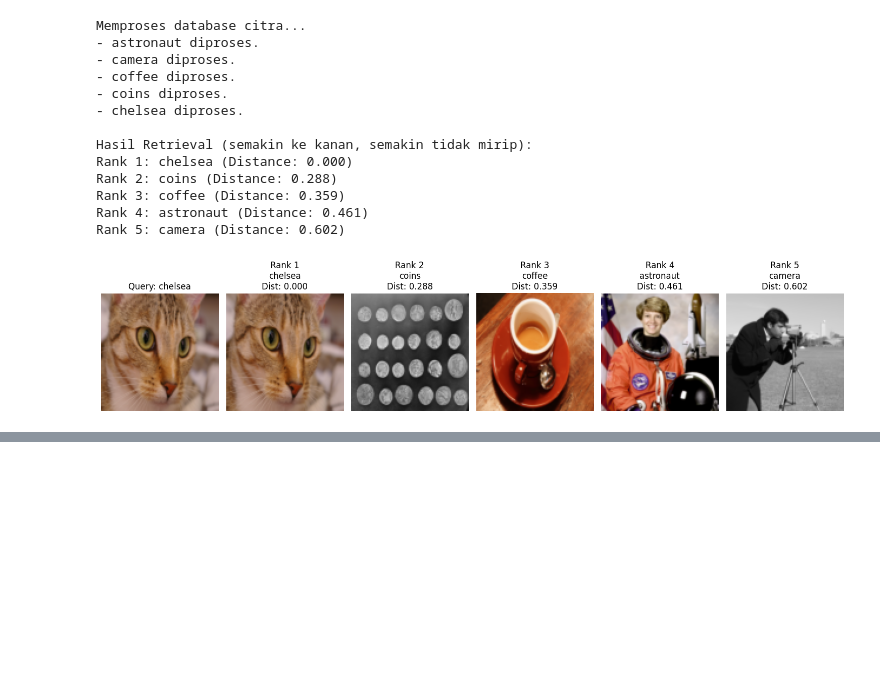
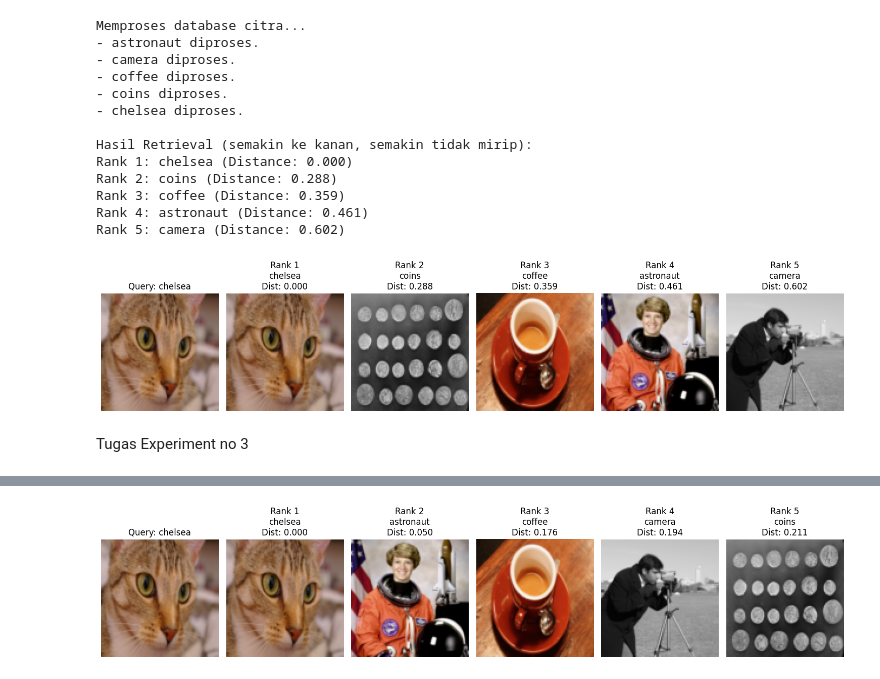
Before and after one commit to maulannafr/PengukuraanKemiripanCitra, a Jupyter notebook: Mengukur_Kemiripan_Citra_dan_Penerapannya_Dalam_Pengenalan_Pola.ipynb, the cells around one changed output, grey strips where cells are left out. Saved outputs shown, nothing was run; the diff lists cells and outputs as text; code cells hidden in the pictures; blank space fills up the shorter version.

```diff
--- a/Mengukur_Kemiripan_Citra_dan_Penerapannya_Dalam_Pengenalan_Pola.ipynb
+++ b/Mengukur_Kemiripan_Citra_dan_Penerapannya_Dalam_Pengenalan_Pola.ipynb
@@ -345,3 +468,75 @@ Rank 3: coffee (Distance: 0.359)
 Rank 4: astronaut (Distance: 0.461)
 Rank 5: camera (Distance: 0.602)
 [figure]
+# %% [markdown]
+Tugas Experiment no 3
+# %%
+import numpy as np
+import matplotlib.pyplot as plt
+from skimage import data, color, transform
+from skimage.util import img_as_float
+from scipy.spatial import distance
+
+# Fungsi untuk menghitung rata-rata R, G, B sebagai fitur
+def calculate_rgb_mean(image):
+    if image.dtype != float:
+        image = img_as_float(image)
+    mean_r = np.mean(image[:, :, 0])
+    mean_g = np.mean(image[:, :, 1])
+    mean_b = np.mean(image[:, :, 2])
+    return np.array([mean_r, mean_g, mean_b])
+
+# 1. Siapkan 'database' citra kecil dan citra query
+image_db_names = ["astronaut", "camera", "coffee", "coins", "chelsea"]
+database_images = []
+database_features = []
+
+print("Memproses database citra...")
+for name in image_db_names:
+    try:
+        img = getattr(data, name)()
+        if img.ndim == 2:
+            img = color.gray2rgb(img)
+        img_resized = transform.resize(img, (100, 100), anti_aliasing=True)
+        database_images.append(img_resized)
+        database_features.append(calculate_rgb_mean(img_resized))
+        print(f"- {name} diproses.")
+    except Exception as e:
+        print(f"Error memproses {name}: {e}")
+
+# Pilih satu citra sebagai query
+query_image_name = "chelsea"
+query_index = image_db_names.index(query_image_name)
+query_image = database_images[query_index]
+query_feature = database_features[query_index]
+
+# 2. Hitung jarak Euclidean antara query dan semua citra
+distances = []
+for i, feat in enumerate(database_features):
+    dist = distance.euclidean(query_feature, feat)
+    distances.append(dist)
+
+# 3. Urutkan citra berdasarkan jarak (dari terkecil ke terbesar)
+sorted_indices = np.argsort(distances)
+
+# 4. Tampilkan hasil
+num_results_to_show = len(database_images)
+fig, axes = plt.subplots(1, num_results_to_show + 1, figsize=(15, 3))
+
+# Tampilkan query
+axes[0].imshow(query_image)
+axes[0].set_title(f"Query: {query_image_name}")
+axes[0].axis('off')
+
+# Tampilkan hasil terurut
+print("\nHasil Retrieval (Mean RGB + Euclidean):")
+for i, idx in enumerate(sorted_indices):
+    img_rank = i + 1
+    ax = axes[img_rank]
+    ax.imshow(database_images[idx])
+    ax.set_title(f"Rank {img_rank}\n{image_db_names[idx]}\nDist: {distances[idx]:.3f}")
+    ax.axis('off')
+    print(f"Rank {img_rank}: {image_db_names[idx]} (Distance: {distances[idx]:.3f})")
+
+plt.tight_layout()
+# %% [output]
@@ -347,0 +556 @@ Rank 5: camera (Distance: 0.602)
+[figure, added]
```
Also changed, not shown: parts of 5 cells of this notebook.
